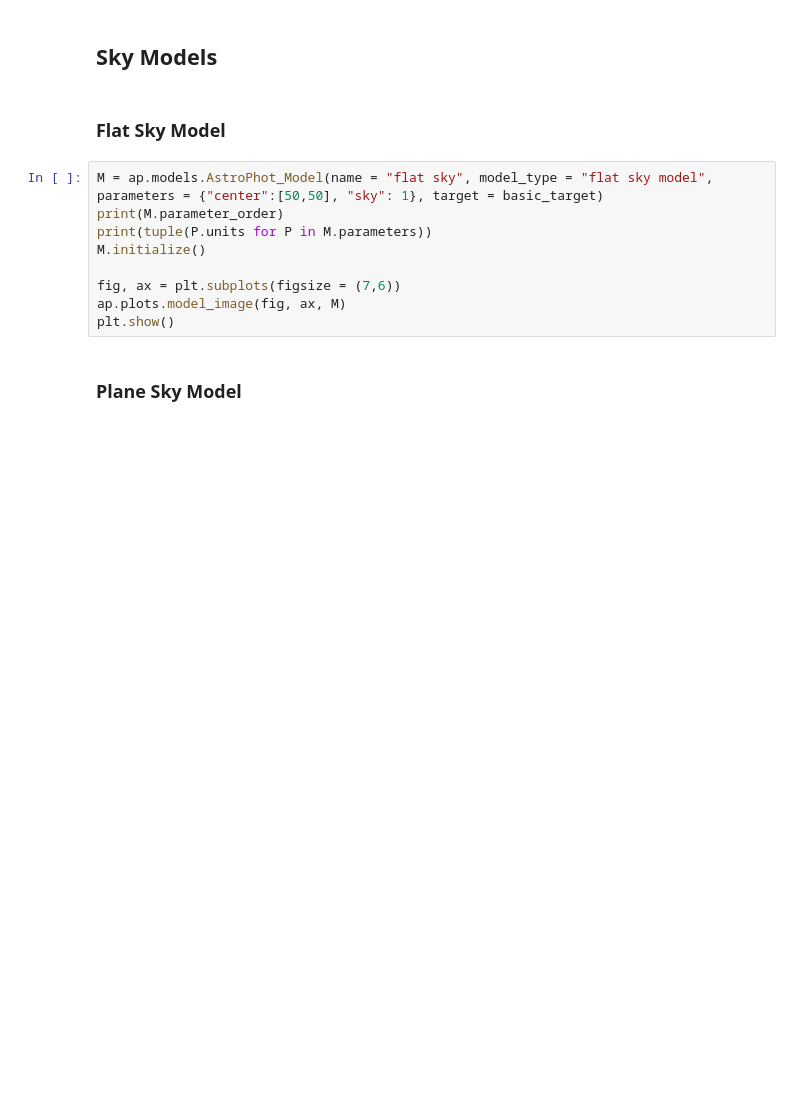
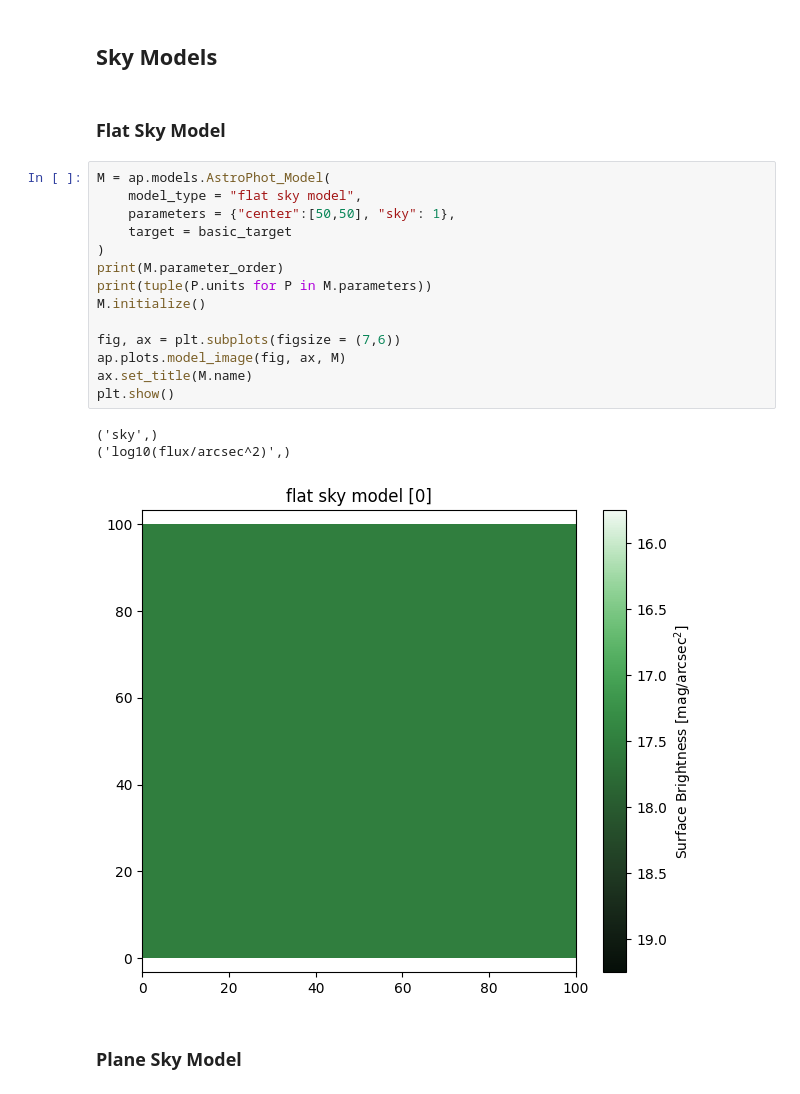
Before and after one commit to Autostronomy/AstroPhot, a Jupyter notebook: docs/tutorials/ModelZoo.ipynb, the cells around one changed output. Saved outputs shown, nothing was run; the diff lists cells and outputs as text; blank space fills up the shorter version.

Commit message:
name no longer required for model. Added a lot of documentation

```diff
--- a/docs/tutorials/ModelZoo.ipynb
+++ b/docs/tutorials/ModelZoo.ipynb
@@ -18,14 +18,23 @@ basic_target = ap.image.Target_Image(np.zeros((100,100)), pixelscale = 1, zeropo
 # %% [markdown]
 ### Flat Sky Model
 # %%
-M = ap.models.AstroPhot_Model(name = "flat sky", model_type = "flat sky model", parameters = {"center":[50,50], "sky": 1}, target = basic_target)
+M = ap.models.AstroPhot_Model(
+    model_type = "flat sky model",
+    parameters = {"center":[50,50], "sky": 1},
+    target = basic_target
+)
 print(M.parameter_order)
 print(tuple(P.units for P in M.parameters))
 M.initialize()
 
 fig, ax = plt.subplots(figsize = (7,6))
 ap.plots.model_image(fig, ax, M)
+ax.set_title(M.name)
 plt.show()
+# %% [output]
+('sky',)
+('log10(flux/arcsec^2)',)
+[figure, added]
 # %% [markdown]
 ### Plane Sky Model
 # %%
```
Also changed, not shown: parts of 43 cells of this notebook, 16 other files.
